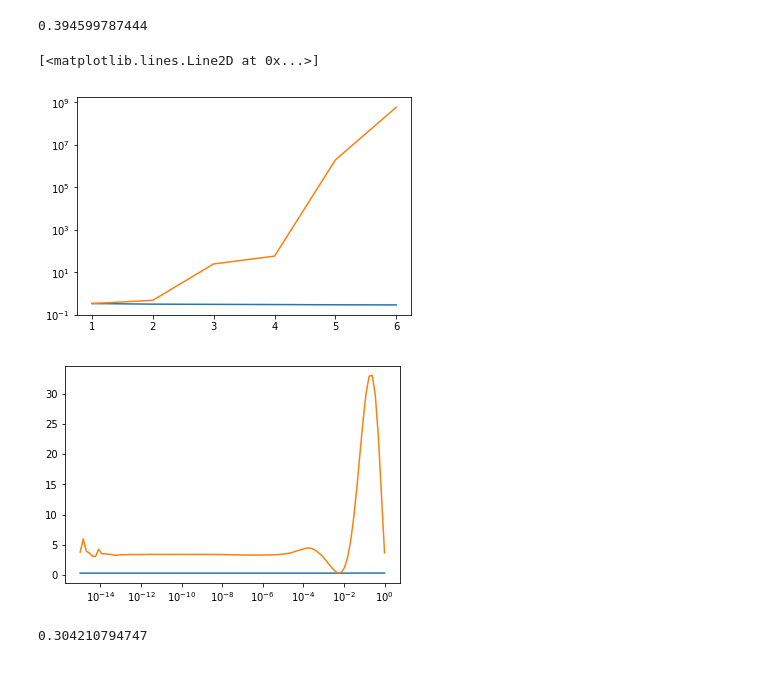
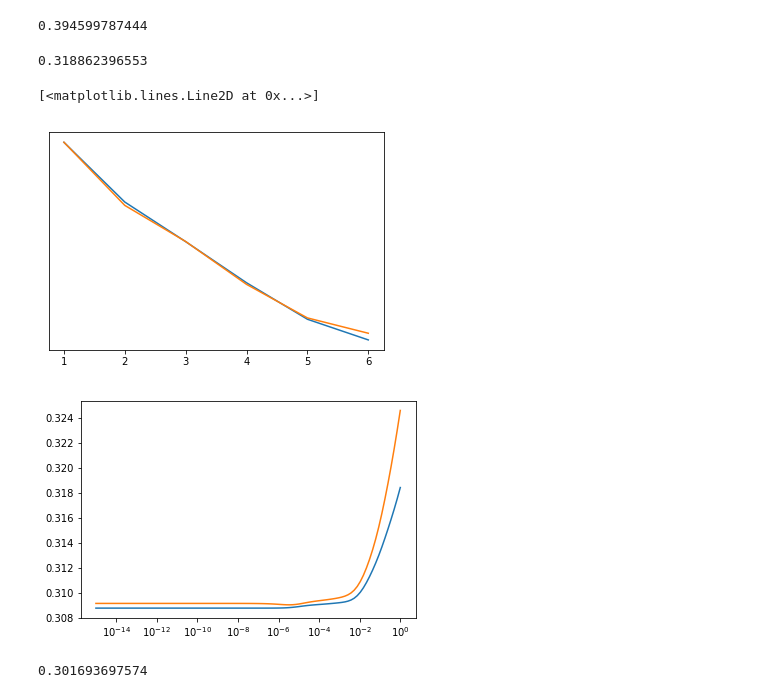
Before and after one commit to Droxef/ML2017, a Jupyter notebook: files/debug.ipynb, the cells around one changed output. Drawn from its saved outputs; the diff is of its cells as text; code cells hidden in the pictures.

```diff
--- a/files/debug.ipynb
+++ b/files/debug.ipynb
@@ -23,9 +33,11 @@ np.where(train[0]==1)[0].shape[0]
+# %%
+smallTrain=np.concatenate([train[1][:,:4],train[1][:,5:6],train[1][:,8:11],train[1][:,13:14],train[1][:,16:18],train[1][:,21:23]],axis=1)
 # %% [markdown]
 Need to make a train-test split of train data to cross-validate, with a symmetric number of y
 # %%
-np.random.seed(12)
+np.random.seed(2)
 from split_data import *
-tr_trainX,tr_trainY,tr_testX,tr_testY=split_data(train[1],train[0],0.5)
+tr_trainX,tr_trainY,tr_testX,tr_testY=split_data(smallTrain,train[0],0.6)
 # %%
 def build_poly(tx,degree):
     poly = np.ones((len(tx), 1))
@@ -37,3 +47,6 @@ tx=build_poly(train[1],degree)
+# %%
+degree=4
+tx=build_poly(smallTrain,degree)
 # %%
 from costs import *
 def compute_gradient(y, tx, w):
@@ -106,6 +119,8 @@ print(loss)
 # %%
 w,loss=least_squares(train[0],tx)
 print(loss)
+# %% [output]
+0.318862396553
 # %%
 # higher degree give worst results
 degrees=range(1,7)
@@ -121,29 +136,32 @@ plt.semilogy(degrees,losses)
 plt.semilogy(degrees,losses_te)
 # %% [output]
 [<matplotlib.lines.Line2D at 0x...>]
-[figure, old version]
+[figure, new version]
 # %%
-degree=4
+degree=5
 tx=build_poly(tr_trainX,degree)
 tx_trtest=build_poly(tr_testX,degree)
 lambdas= np.logspace(-15, 0, 100)
 losses=[]
 losses_te=[]
+ws=[]
 for lambda_ in lambdas:
     w,loss=ridge_regression(tr_trainY,tx,lambda_)
     losses.append(loss)
     losses_te.append(compute_mse(tr_testY,tx_trtest,w))
+    ws.append(w)
 plt.semilogx(lambdas,losses)
 plt.semilogx(lambdas,losses_te)
 # pick lambda where losses_te is minimum
 lambda_=lambdas[np.argmin(losses_te)]
+w=ws[np.argmin(losses_te)]
 # %% [output]
-[figure, old version]
+[figure, new version]
 # %%
-degree=2
+degree=5
 tx=build_poly(train[1],degree)
 w,loss=ridge_regression(train[0],tx,lambda_)
 print(loss)
 # %% [output]
-0.304210794747
+0.301693697574
 # %%
```
Also changed, not shown: parts of 5 cells of this notebook, 1 other file.
